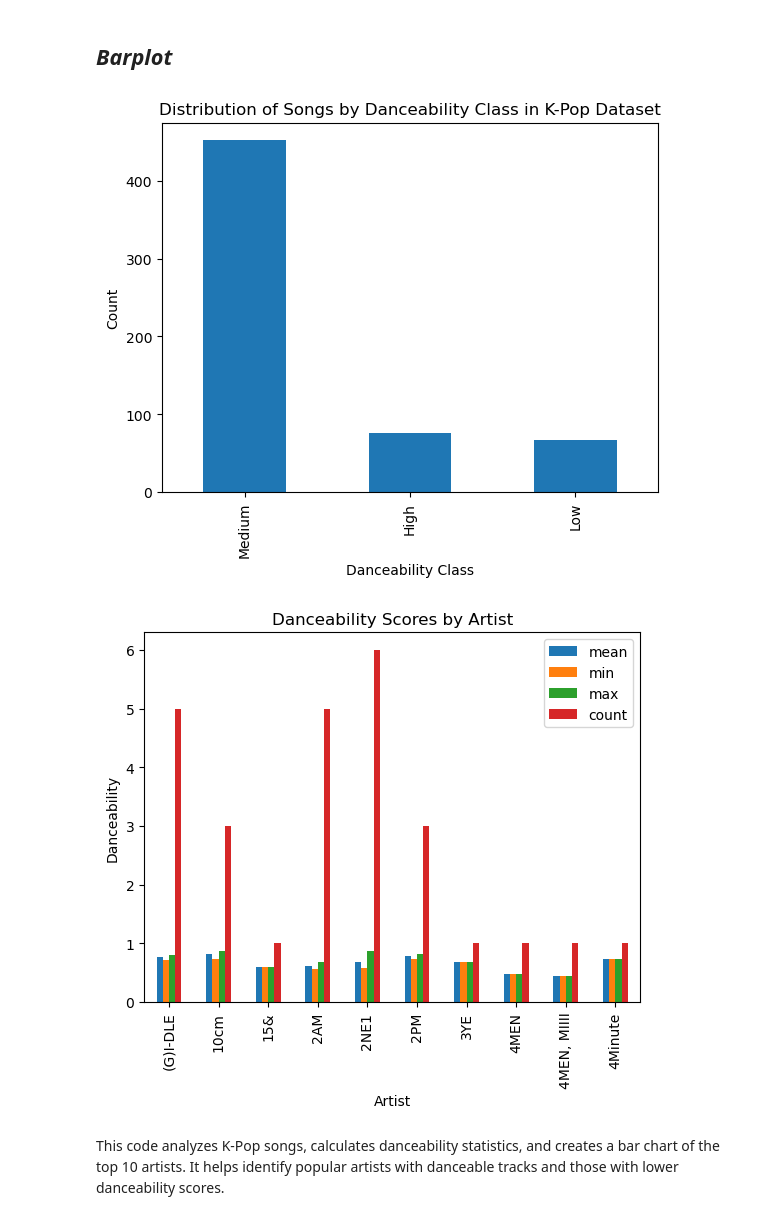
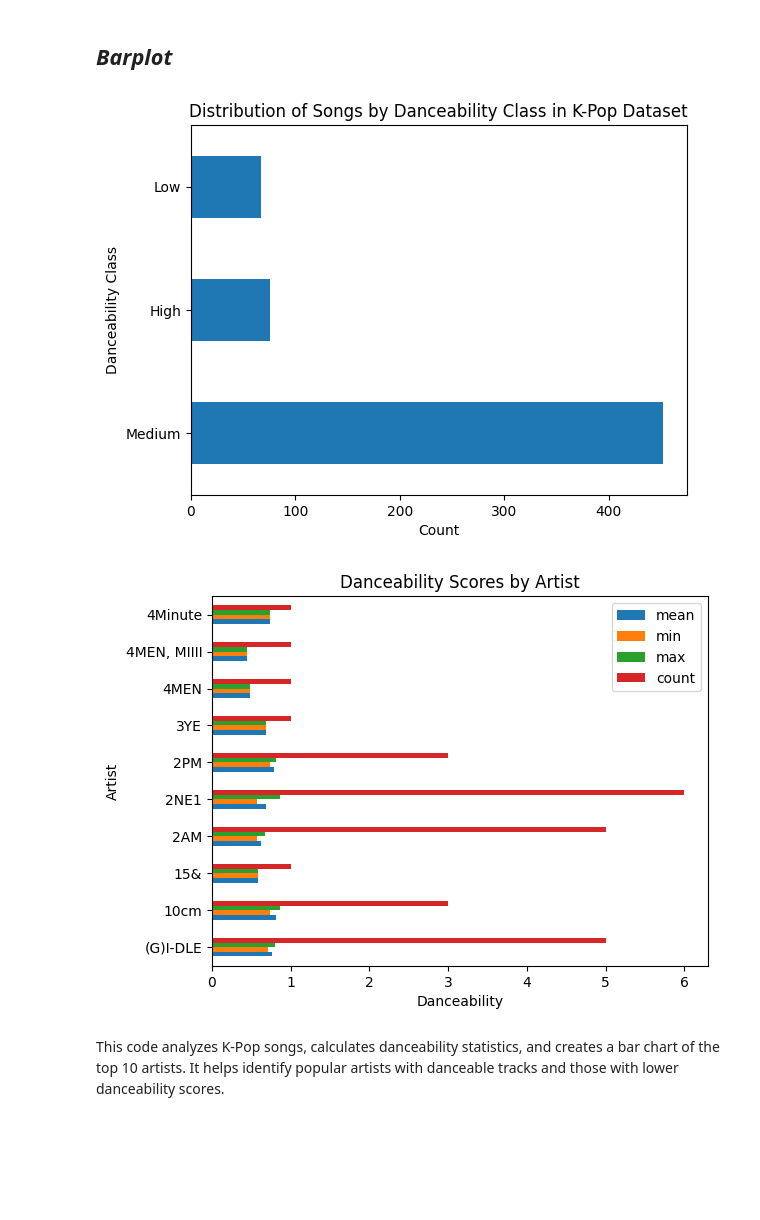
Before and after one commit to WaghRahul/Dancing-to-the-Top-An-Analysis-of-Danceability-in-K-POP-Music, a Jupyter notebook: Dancing_to_the_Top.ipynb, the cells around one changed output. Cells and saved outputs as stored; diff of their text form; code cells hidden in the pictures; blank space fills up the shorter version.

Commit message:
Kaggle Notebook | Dancing to the Top: An Analysis of Danceability in | Version 1

```diff
--- a/Dancing_to_the_Top.ipynb
+++ b/Dancing_to_the_Top.ipynb
@@ -55,7 +84,7 @@ warnings.filterwarnings('ignore')
 ## *Reading Dataset*
 # %%
 #read dataset using pandas and print first 10 records of dataset
-kpop=pd.read_csv('KpopHits.csv')
+kpop=pd.read_csv('/kaggle/input/kpophits/KpopHits.csv')
 kpop.head(10)
 # %% [output]
 |  | songID | title | artist | danceability | energy | key | loudness | mode | speechiness | ... |
@@ -273,24 +290,24 @@ plt.show()
 ## *Barplot*
 # %%
 #Count the occurrences of each value in the danceability_class column and plot as a bar chart
-kpop["danceability_class"].value_counts().plot(kind='bar')
+kpop["danceability_class"].value_counts().plot(kind='barh')
 #Add labels and title
-plt.xlabel("Danceability Class")
-plt.ylabel('Count')
+plt.ylabel("Danceability Class")
+plt.xlabel('Count')
 plt.title('Distribution of Songs by Danceability Class in K-Pop Dataset')
 #Show the plot
 plt.show()
 # %% [output]
-[figure, old version]
+[figure, new version]
 # %%
 #code plots the average, minimum, maximum and count of danceability scores for the top 10 artists in the kpop dataset.
-kpop.groupby('artist')['danceability'].agg(['mean','min','max','count'])[:10].plot(kind='bar')
-plt.xlabel("Artist")
-plt.ylabel("Danceability")
+kpop.groupby('artist')['danceability'].agg(['mean','min','max','count'])[:10].plot(kind='barh')
+plt.ylabel("Artist")
+plt.xlabel("Danceability")
 plt.title("Danceability Scores by Artist")
 plt.show()
 # %% [output]
-[figure, old version]
+[figure, new version]
 # %% [markdown]
 This code analyzes K-Pop songs, calculates danceability statistics, and creates a bar chart of the top 10 artists. It helps identify popular artists with danceable tracks and those with lower danceability scores.
 # %% [markdown]
```
Also changed, not shown: parts of 27 cells of this notebook.
